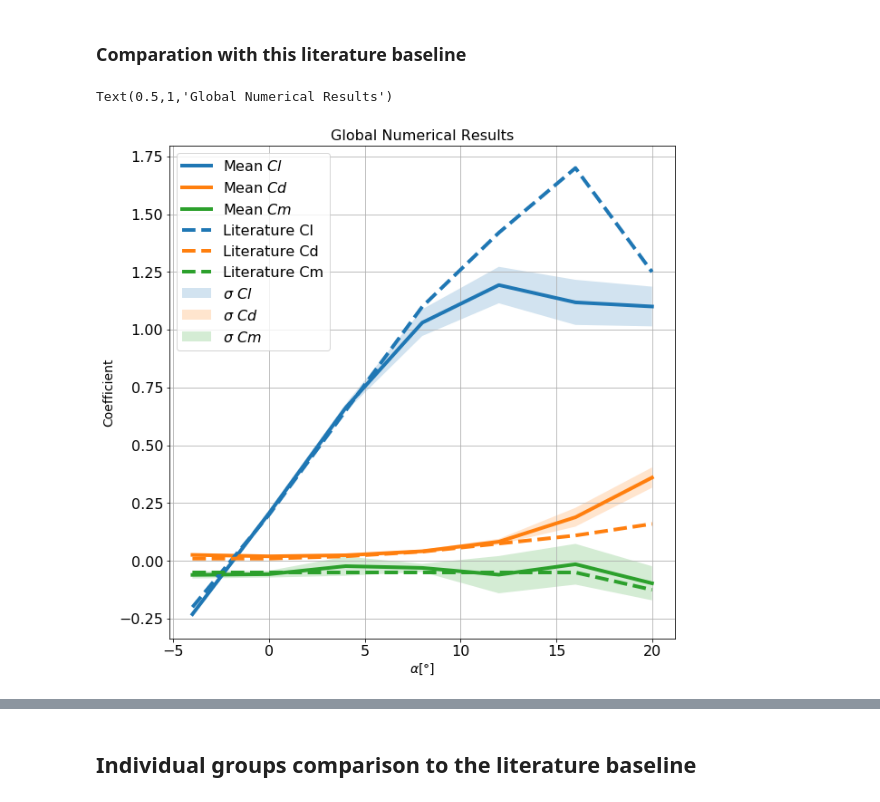
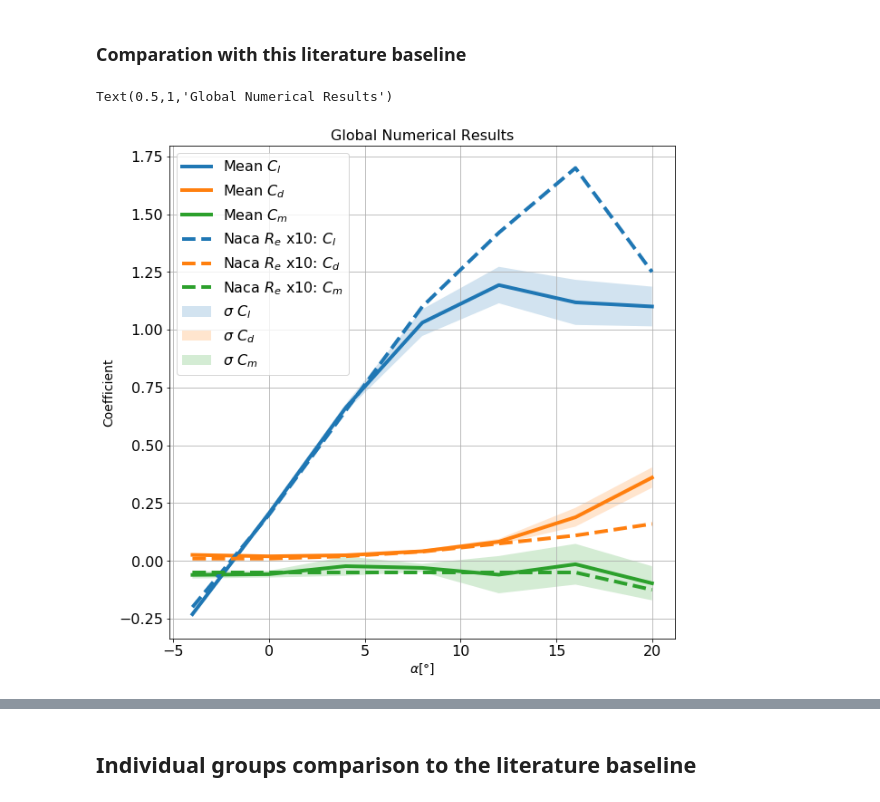
Before and after one commit to sercharpak/NFS_P2, a Jupyter notebook: NFS-P2-Comparison.ipynb, the cells around one changed output, grey strips where cells are left out. Drawn from its saved outputs; the diff is of its cells as text; code cells hidden in the pictures.

Commit message:
added the NACA legned

```diff
--- a/NFS-P2-Comparison.ipynb
+++ b/NFS-P2-Comparison.ipynb
@@ -636,6 +636,8 @@ print(test)
  [ 1.25   0.16  -0.125]]
 # %%
 group_number_file, header_columns, x_literature = import_data_group(literature_file)
+#For Latex
+header_columns = ['C_l', 'C_d', 'C_m']
 # %%
 fig = plt.figure(figsize=(10,10))
 for x_arr, label in zip(x_literature.T, header_columns):
@@ -654,24 +656,24 @@ Text(0.5,1,'Literature baseline')
 # %%
 #Numerical
 fig = plt.figure(figsize=(10,10))
 for x_arr_lit, x_mean, x_std, header in zip(x_literature.T, mean_numerical.T, std_numerical.T, header_columns):
     plt.plot(alpha, x_mean, label=r'Mean $'+header+'$', linewidth =4)
     plt.fill_between(alpha,x_mean+x_std,x_mean-x_std,alpha=0.2,label =r'$\sigma$ $'+str(header)+'$' )
 # for Matplotlib version < 1.5
 #plt.gca().set_color_cycle(None)
 # for Matplotlib version >= 1.5
 plt.gca().set_prop_cycle(None)
 for x_arr_lit, header in zip(x_literature.T, header_columns):
-    plt.plot(alpha, x_arr_lit, label="Literature "+header, linewidth =4,linestyle='--')
+    plt.plot(alpha, x_arr_lit, label=r"Naca $R_e$ x10: $"+header+"$", linewidth =4,linestyle='--')
 plt.ylabel("Coefficient",fontsize='14')
 plt.xlabel(r'$\alpha$[$\degree$]',fontsize='14')
 plt.tick_params(labelsize=16)
 plt.legend(fontsize='16')
 plt.grid()
 plt.title("Global Numerical Results", fontsize='16')
 # %% [output]
 Text(0.5,1,'Global Numerical Results')
-[figure, old version]
+[figure, new version]
 # %%
 #Theoretical
 fig = plt.figure(figsize=(10,10))
```
Also changed, not shown: parts of 3 cells of this notebook.
